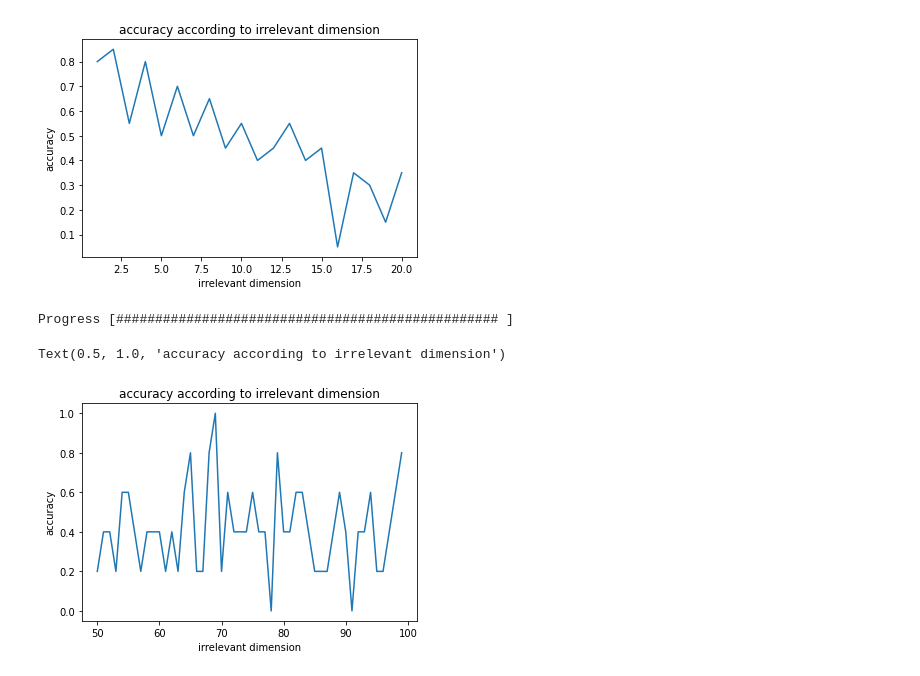
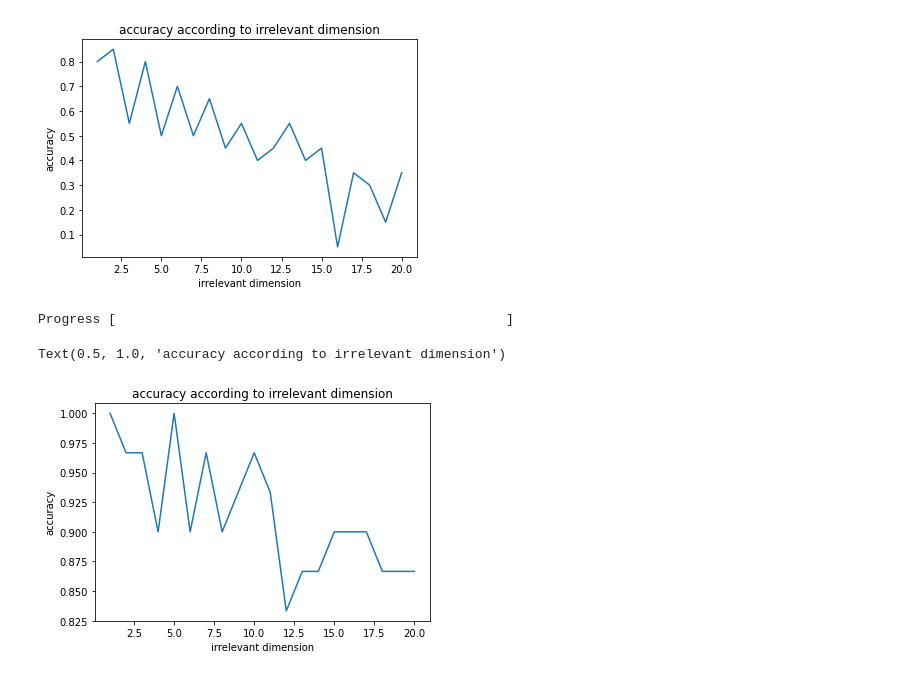
Before and after one commit to adriencances/TimeSeriesProject, a Jupyter notebook: mstamp/TimeSeries.ipynb, the cells around one changed output. Saved outputs shown, nothing was run; the diff lists cells and outputs as text; code cells hidden in the pictures.

Commit message:
correction profile acc

```diff
--- a/mstamp/TimeSeries.ipynb
+++ b/mstamp/TimeSeries.ipynb
@@ -575,27 +575,27 @@ Text(0.5, 1.0, 'accuracy according to irrelevant dimension')
 # %%
 n_irr = 20
 n_test = 5
 
 # test the accuracy for the right number of su-dimensions selected for a fixed k
 acc_dim_selected = []
 for i in range(1, n_irr+1):
     print('\rProgress [{0:<50s}]'.format('#' * int((i-50)/n_irr * 50)), end="")
     acc_mean = 0
     for j in range(n_test):
         accuracy = 0
         noisy_series = genereate_noise_time_serie(1, m, i, time_series)
-        mat_pro, pro_idx, profile = mstamp(noisy_series[:nb_dims], sub_len, return_dimension=True)
+        mat_pro, pro_idx, profile = mstamp(noisy_series, sub_len, return_dimension=True)
         dimensions_selected = profile[ground_truth_argmin][:, mat_pro[ground_truth_argmin - 1, :].argsort()[:1]]
         for t in dimensions_selected:
             if t in ground_truth:
                 accuracy += 1
         acc_mean += accuracy/(ground_truth_argmin+1)
     acc_dim_selected.append(acc_mean/n_test)
 plt.plot(np.arange(n_irr)+1, acc_dim_selected)
 plt.xlabel("irrelevant dimension")
 plt.ylabel("accuracy")
 plt.title("accuracy according to irrelevant dimension")
 # %% [output]
-Progress [################################################# ]
+Progress [                                                  ]
 Text(0.5, 1.0, 'accuracy according to irrelevant dimension')
-[figure, old version]
+[figure, new version]
```
Also changed, not shown: 2 other files.
